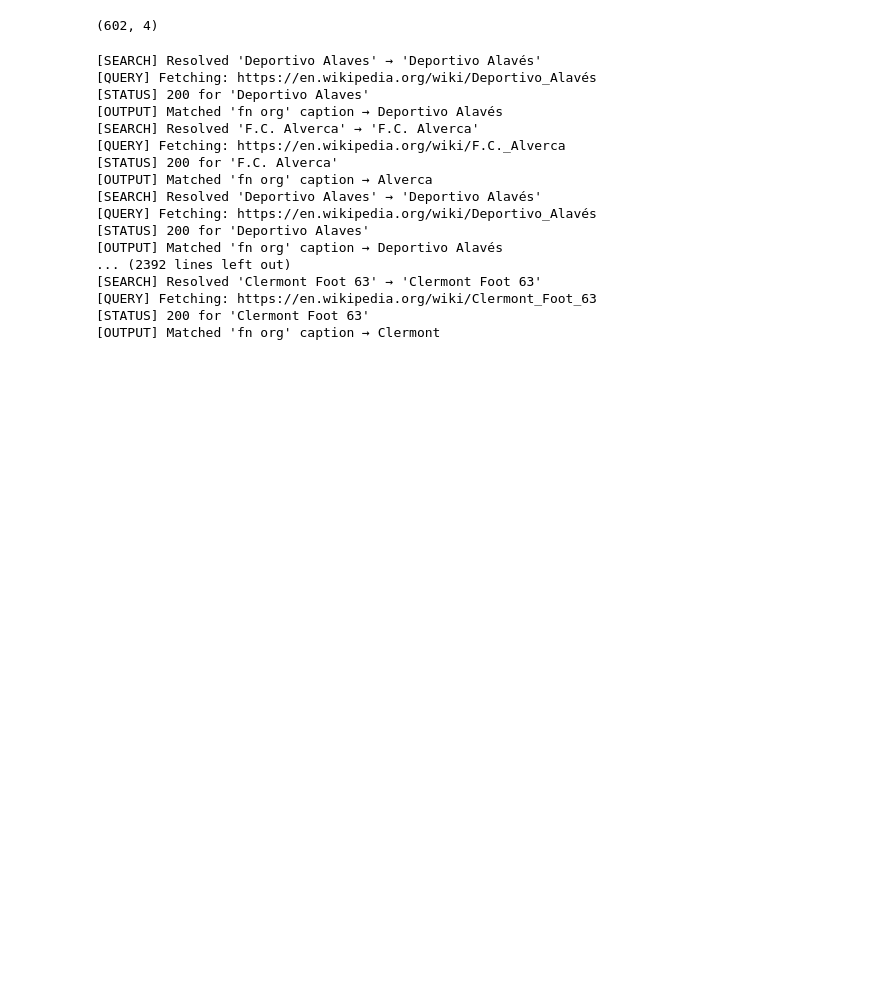
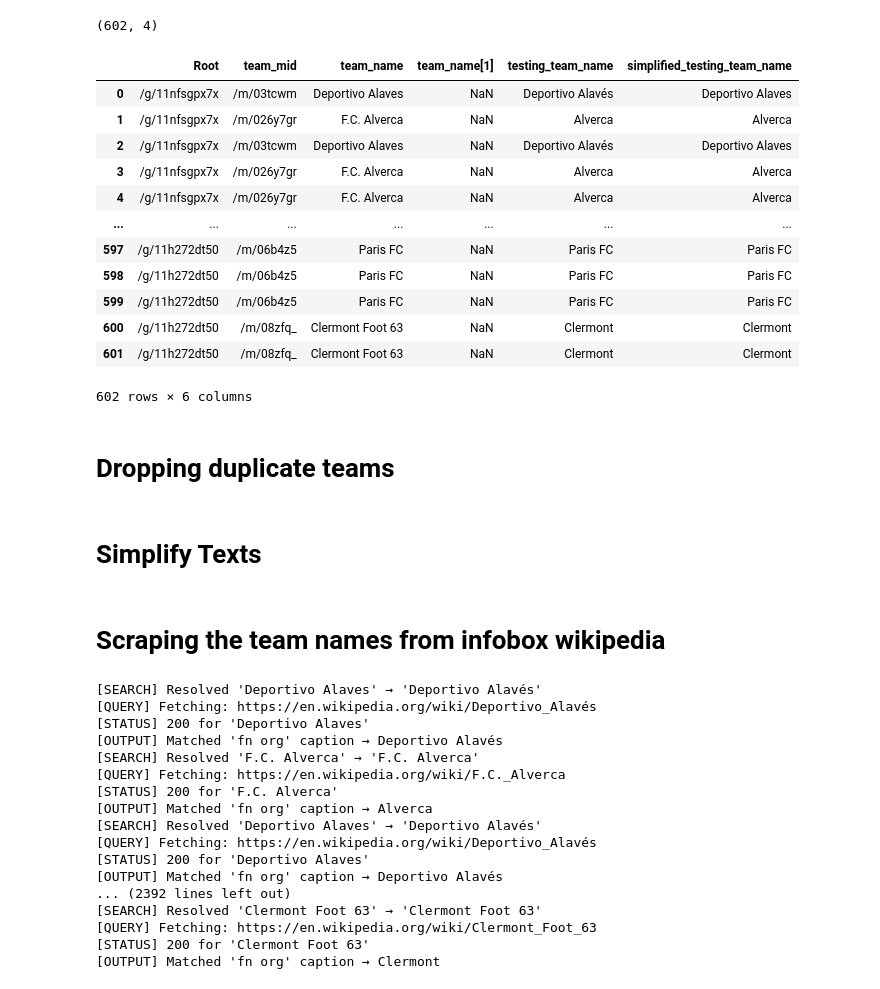
Before and after one commit to somendrew/LMS_Image_Classification, a Jupyter notebook: LMS_Team_Query.ipynb, the cells around one changed output. Cells and saved outputs as stored; diff of their text form; code cells hidden in the pictures; blank space fills up the shorter version.

```diff
--- a/LMS_Team_Query.ipynb
+++ b/LMS_Team_Query.ipynb
@@ -10,3 +10,21 @@ teams = pd.read_csv("iteration_5_team.csv")
 teams.shape
 # %% [output]
 (602, 4)
+# %%
+teams
+# %% [output]
+|  | Root | team_mid | team_name | team_name[1] | testing_team_name | simplified_testing_team_name |
+| 0 | /g/11nfsgpx7x | /m/03tcwm | Deportivo Alaves | NaN | Deportivo Alavés | Deportivo Alaves |
+| 1 | /g/11nfsgpx7x | /m/026y7gr | F.C. Alverca | NaN | Alverca | Alverca |
+| 2 | /g/11nfsgpx7x | /m/03tcwm | Deportivo Alaves | NaN | Deportivo Alavés | Deportivo Alaves |
+| 3 | /g/11nfsgpx7x | /m/026y7gr | F.C. Alverca | NaN | Alverca | Alverca |
+| 4 | /g/11nfsgpx7x | /m/026y7gr | F.C. Alverca | NaN | Alverca | Alverca |
+| ... | ... | ... | ... | ... | ... | ... |
+| 597 | /g/11h272dt50 | /m/06b4z5 | Paris FC | NaN | Paris FC | Paris FC |
+| 598 | /g/11h272dt50 | /m/06b4z5 | Paris FC | NaN | Paris FC | Paris FC |
+| 599 | /g/11h272dt50 | /m/06b4z5 | Paris FC | NaN | Paris FC | Paris FC |
+| 600 | /g/11h272dt50 | /m/08zfq_ | Clermont Foot 63 | NaN | Clermont | Clermont |
+| 601 | /g/11h272dt50 | /m/08zfq_ | Clermont Foot 63 | NaN | Clermont | Clermont |
+602 rows × 6 columns
+# %% [markdown]
+# Dropping duplicate teams
@@ -13,3 +34,5 @@ teams.shape
+# %% [markdown]
+# Simplify Texts
 # %%
 import re
 import unicodedata
@@ -33,6 +56,8 @@ def simplify_name(text):
     return simplified
 
 teams['team_name'] = teams['team_name'].apply(simplify_name)
+# %% [markdown]
+# Scraping the team names from infobox wikipedia
 # %%
 import requests
 from bs4 import BeautifulSoup
```
Also changed, not shown: parts of 9 cells of this notebook.
